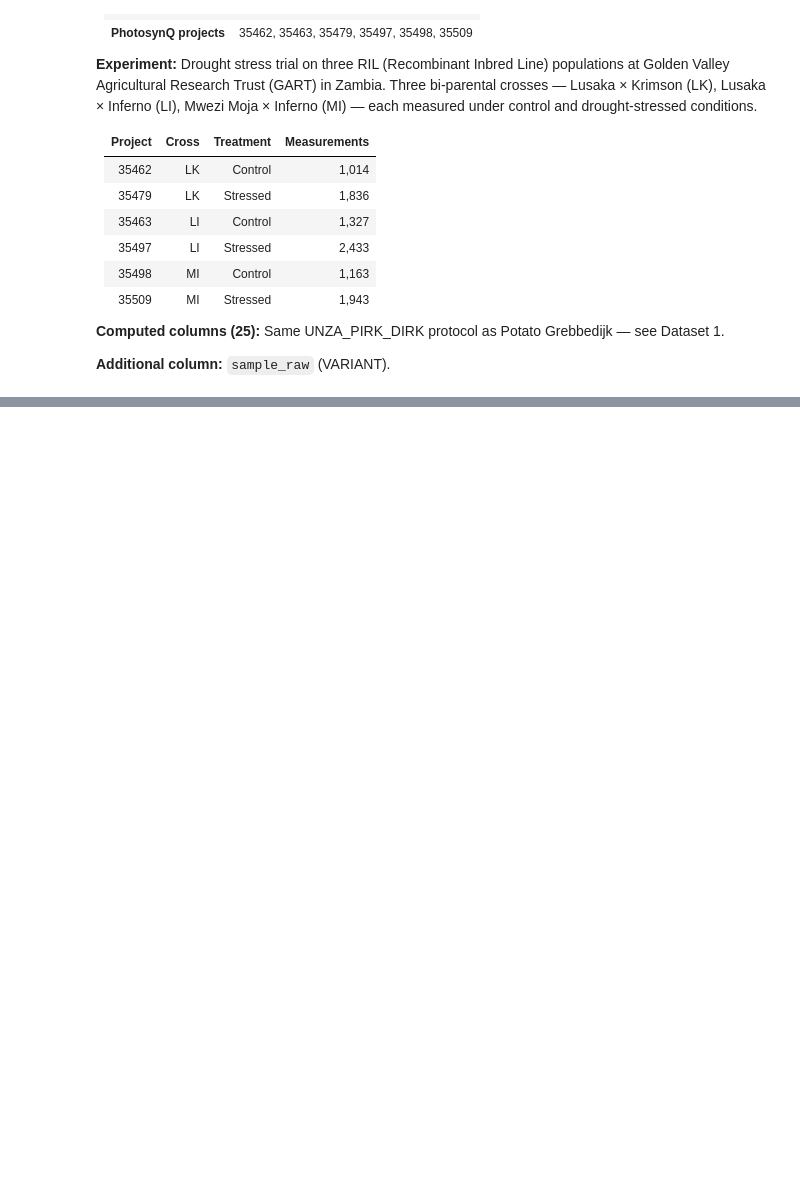
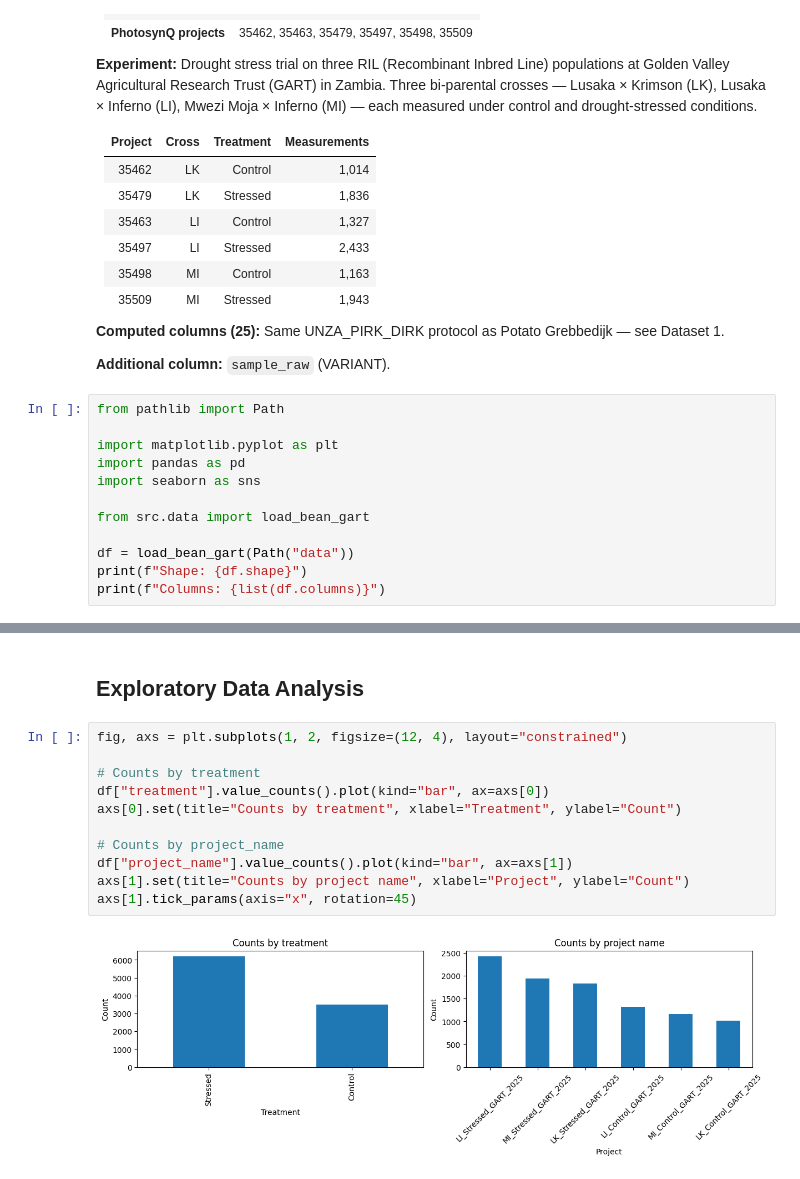
Before and after one commit to Computational-Biology-Aachen/2026-photosynthesis-hackathon-template, a Jupyter notebook: 02-bean-gart.ipynb, the cells around one changed output, grey strips where cells are left out. Saved outputs shown, nothing was run; the diff lists cells and outputs as text; blank space fills up the shorter version.

```diff
--- a/02-bean-gart.ipynb
+++ b/02-bean-gart.ipynb
@@ -26,3 +26,15 @@
 **Computed columns (25):** Same UNZA_PIRK_DIRK protocol as Potato Grebbedijk — see Dataset 1.
 
 **Additional column:** `sample_raw` (VARIANT).
+# %%
+from pathlib import Path
+
+import matplotlib.pyplot as plt
+import pandas as pd
+import seaborn as sns
+
+from src.data import load_bean_gart
+
+df = load_bean_gart(Path("data"))
+print(f"Shape: {df.shape}")
+print(f"Columns: {list(df.columns)}")
@@ -28,0 +54,15 @@
+# %% [markdown]
+## Exploratory Data Analysis
+# %%
+fig, axs = plt.subplots(1, 2, figsize=(12, 4), layout="constrained")
+
+# Counts by treatment
+df["treatment"].value_counts().plot(kind="bar", ax=axs[0])
+axs[0].set(title="Counts by treatment", xlabel="Treatment", ylabel="Count")
+
+# Counts by project_name
+df["project_name"].value_counts().plot(kind="bar", ax=axs[1])
+axs[1].set(title="Counts by project name", xlabel="Project", ylabel="Count")
+axs[1].tick_params(axis="x", rotation=45)
+# %% [output]
+[figure, added]
```
Also changed, not shown: parts of 5 cells of this notebook, 2 other files.
